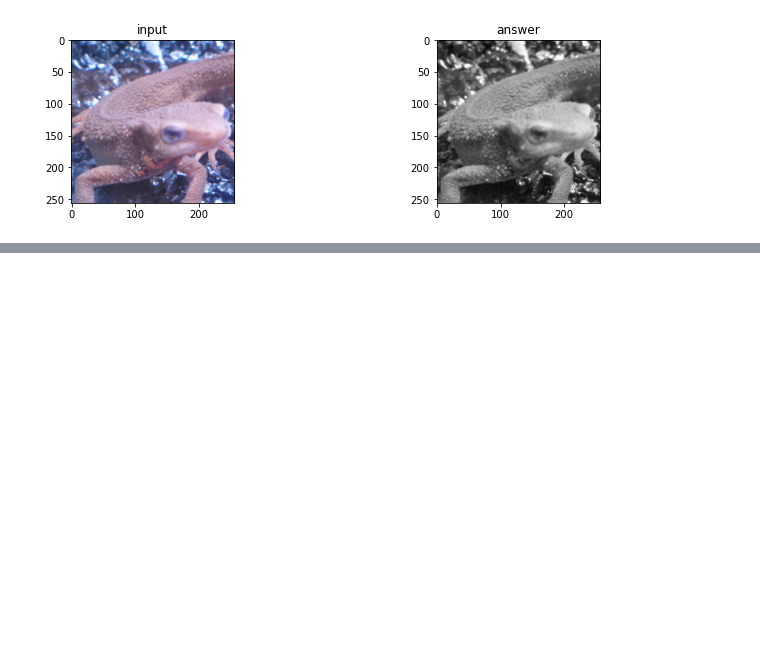
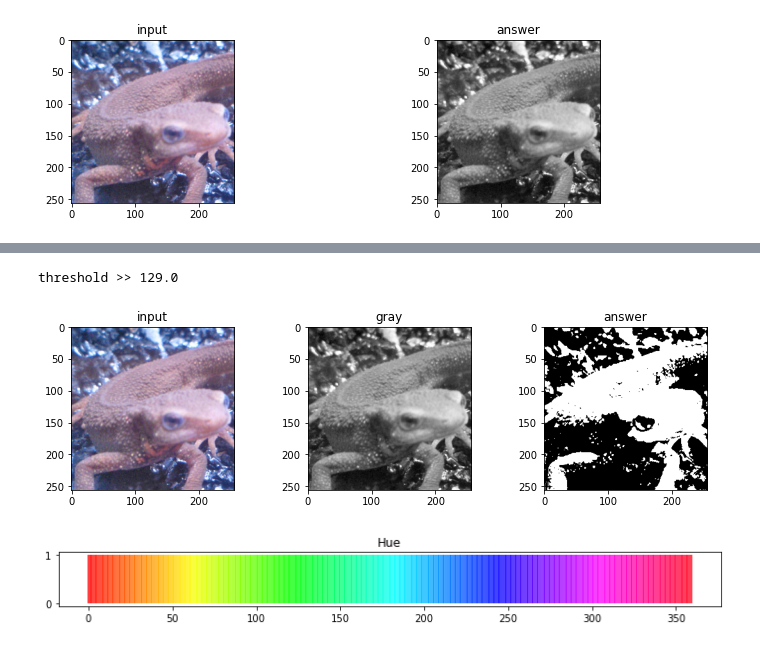
Before and after one commit to tatsuya0926/Image_processing, a Jupyter notebook: 100knock/lession1.ipynb, the cells around one changed output, grey strips where cells are left out. Cells and saved outputs as stored; diff of their text form; code cells hidden in the pictures; blank space fills up the shorter version.

```diff
--- a/100knock/lession1.ipynb
+++ b/100knock/lession1.ipynb
@@ -66,0 +77,49 @@ plt.show()
+# %%
+#4.大津の二値化を実装せよ。大津の二値化とは判別分析法と呼ばれ、二値化における分離の閾値を自動決定する教師なし手法である。 これはクラス内分散とクラス間分散の比から計算される。
+
+th, img_bin = cv2.threshold(img_gray, 0,255,cv2.THRESH_BINARY+cv2.THRESH_OTSU)
+print('threshold >>', th)
+
+# def otsu_thresh(img):
+#     max_vari = -1
+#     max_th = 0
+#     for th in range(1, 254):
+#         m0 = img[img <= th].mean() # mean class 0
+#         m1 = img[img > th].mean() # mean class 1
+#         w0 = img[img <= th].size # pixel num class 0
+#         w1 = img[img > th].size # pixel num class 1
+#         vari = w0 * w1 / ((w0 + w1) ** 2) * ((m0 - m1) ** 2) # inter class variance
+#         if vari > max_vari:
+#             max_th = th
+#             max_vari = vari
+
+#     img = binary(img, max_th)
+
+#     return max_th, img
+
+# th, img_bin = otsu_thresh(img_gray)
+# print('threshold >>', th)
+
+plt.figure(figsize=(12, 3))
+plt.subplot(1, 3, 1)
+plt.title('input')
+plt.imshow(img_orig)
+plt.subplot(1, 3, 2)
+plt.title('gray')
+plt.imshow(img_gray, cmap='gray')
+plt.subplot(1, 3, 3)
+plt.title('answer')
+plt.imshow(img_bin, cmap='gray')
+plt.show()
+# %% [output]
+threshold >> 129.0
+[figure, added]
+# %%
+from matplotlib import cm
+plt.figure(figsize=(12, 1))
+plt.title('Hue')
+for i in range(360):
+    plt.vlines(i, 0, 1, color=cm.hsv(i / 360))
+plt.show()
+# %% [output]
+[figure, added]
```
Also changed, not shown: parts of 3 cells of this notebook.
